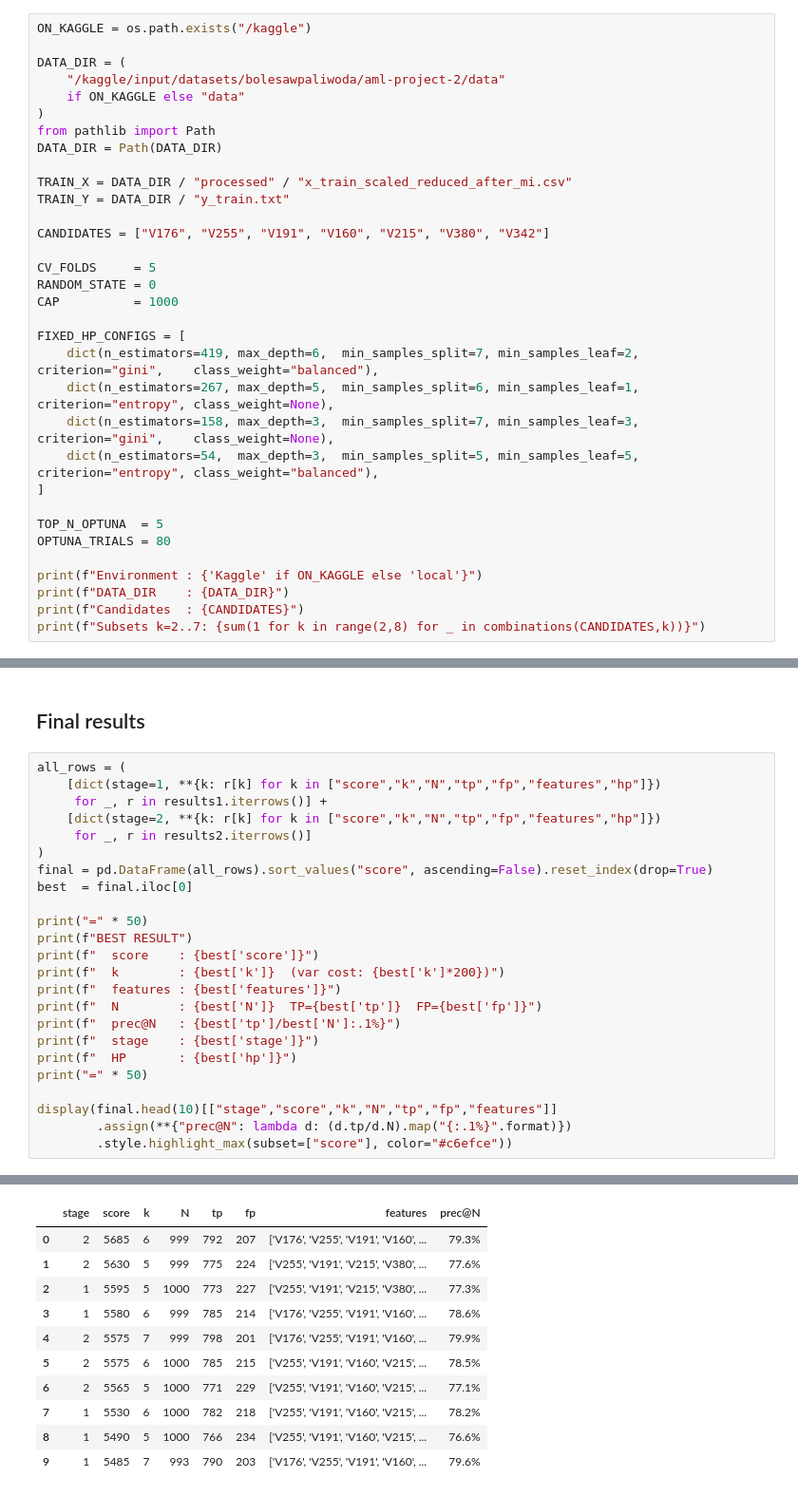
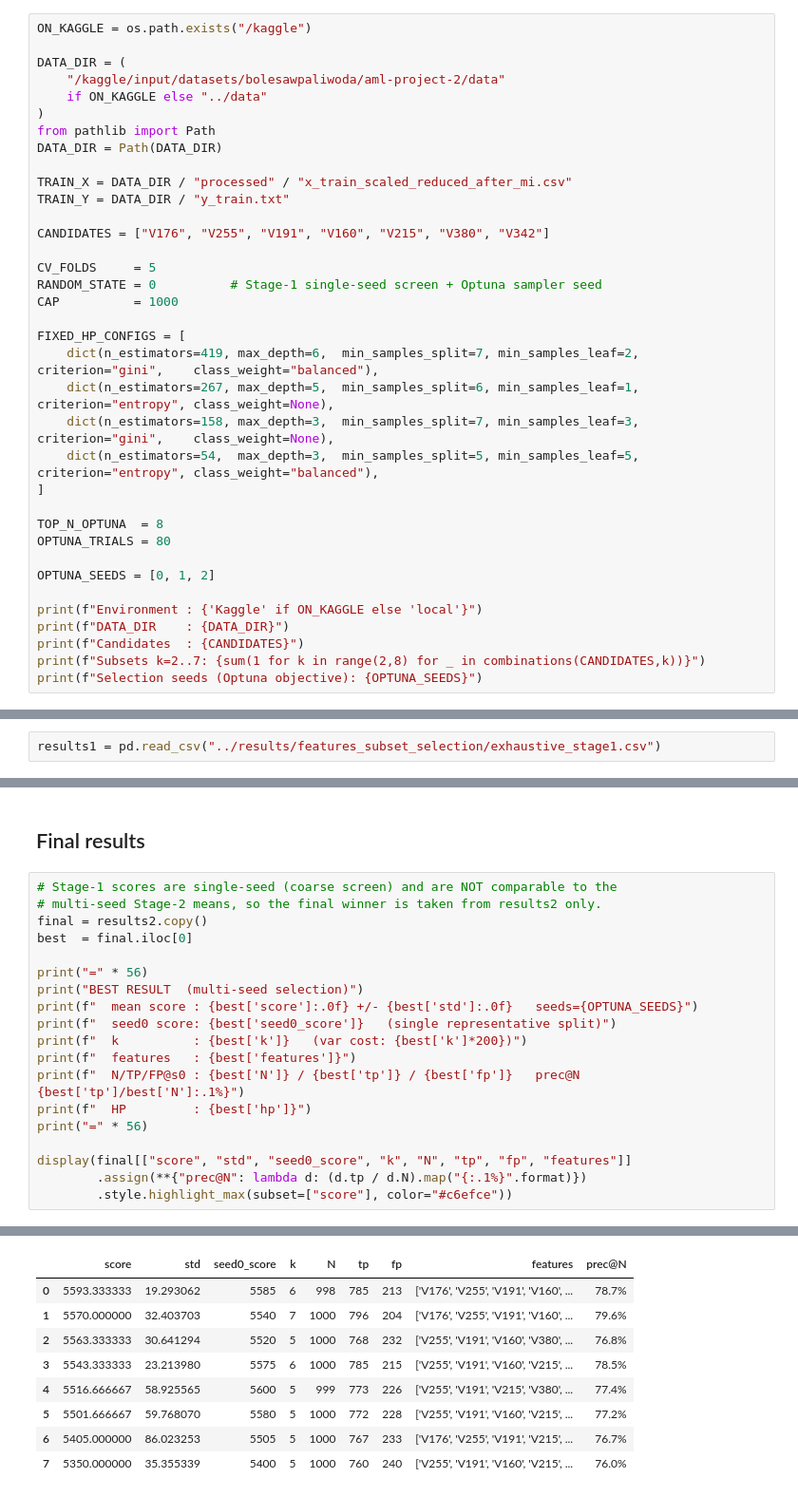
Before and after one commit to Michael-Pytel/cost-sensitive-predictive-modeling, a Jupyter notebook: notebooks/05_exhaustive_search.ipynb, the cells around one changed output, grey strips where cells are left out. Shown at 95% size. Saved outputs shown, nothing was run; the diff lists cells and outputs as text.

```diff
--- a/notebooks/05_exhaustive_search.ipynb
+++ b/notebooks/05_exhaustive_search.ipynb
@@ -24,7 +27,7 @@ ON_KAGGLE = os.path.exists("/kaggle")
 
 DATA_DIR = (
     "/kaggle/input/datasets/bolesawpaliwoda/aml-project-2/data"
-    if ON_KAGGLE else "data"
+    if ON_KAGGLE else "../data"
 )
 from pathlib import Path
 DATA_DIR = Path(DATA_DIR)
@@ -35,7 +38,7 @@ TRAIN_Y = DATA_DIR / "y_train.txt"
 CANDIDATES = ["V176", "V255", "V191", "V160", "V215", "V380", "V342"]
 
 CV_FOLDS     = 5
-RANDOM_STATE = 0
+RANDOM_STATE = 0          # Stage-1 single-seed screen + Optuna sampler seed
 CAP          = 1000
 
 FIXED_HP_CONFIGS = [
@@ -45,11 +48,14 @@ FIXED_HP_CONFIGS = [
     dict(n_estimators=54,  max_depth=3,  min_samples_split=5, min_samples_leaf=5,  criterion="entropy", class_weight="balanced"),
 ]
 
-TOP_N_OPTUNA  = 5
+TOP_N_OPTUNA  = 8
 OPTUNA_TRIALS = 80
+
+OPTUNA_SEEDS = [0, 1, 2]
 
 print(f"Environment : {'Kaggle' if ON_KAGGLE else 'local'}")
 print(f"DATA_DIR    : {DATA_DIR}")
 print(f"Candidates  : {CANDIDATES}")
 print(f"Subsets k=2..7: {sum(1 for k in range(2,8) for _ in combinations(CANDIDATES,k))}")
+print(f"Selection seeds (Optuna objective): {OPTUNA_SEEDS}")
 # %% [output]
@@ -186,6 +209,8 @@ print("Saved exhaustive_stage1.csv")
 Saved exhaustive_stage1.csv
 # %% [markdown]
 ## Stage 2 - Optuna HP fine-tuning
+# %%
+results1 = pd.read_csv("../results/features_subset_selection/exhaustive_stage1.csv")
 # %%
 optuna_rows = []
 t0 = time.time()
@@ -233,27 +308,22 @@ Saved exhaustive_stage2.csv
 # %% [markdown]
 ## Final results
 # %%
-all_rows = (
-    [dict(stage=1, **{k: r[k] for k in ["score","k","N","tp","fp","features","hp"]})
-     for _, r in results1.iterrows()] +
-    [dict(stage=2, **{k: r[k] for k in ["score","k","N","tp","fp","features","hp"]})
-     for _, r in results2.iterrows()]
-)
-final = pd.DataFrame(all_rows).sort_values("score", ascending=False).reset_index(drop=True)
+# Stage-1 scores are single-seed (coarse screen) and are NOT comparable to the
+# multi-seed Stage-2 means, so the final winner is taken from results2 only.
+final = results2.copy()
 best  = final.iloc[0]
 
-print("=" * 50)
-print(f"BEST RESULT")
-print(f"  score    : {best['score']}")
-print(f"  k        : {best['k']}  (var cost: {best['k']*200})")
-print(f"  features : {best['features']}")
-print(f"  N        : {best['N']}  TP={best['tp']}  FP={best['fp']}")
-print(f"  prec@N   : {best['tp']/best['N']:.1%}")
-print(f"  stage    : {best['stage']}")
-print(f"  HP       : {best['hp']}")
-print("=" * 50)
+print("=" * 56)
+print("BEST RESULT  (multi-seed selection)")
+print(f"  mean score : {best['score']:.0f} +/- {best['std']:.0f}   seeds={OPTUNA_SEEDS}")
+print(f"  seed0 score: {best['seed0_score']}   (single representative split)")
+print(f"  k          : {best['k']}   (var cost: {best['k']*200})")
+print(f"  features   : {best['features']}")
+print(f"  N/TP/FP@s0 : {best['N']} / {best['tp']} / {best['fp']}   prec@N {best['tp']/best['N']:.1%}")
+print(f"  HP         : {best['hp']}")
+print("=" * 56)
 
-display(final.head(10)[["stage","score","k","N","tp","fp","features"]]
-        .assign(**{"prec@N": lambda d: (d.tp/d.N).map("{:.1%}".format)})
+display(final[["score", "std", "seed0_score", "k", "N", "tp", "fp", "features"]]
+        .assign(**{"prec@N": lambda d: (d.tp / d.N).map("{:.1%}".format)})
         .style.highlight_max(subset=["score"], color="#c6efce"))
 # %% [output]
@@ -270,12 +339,10 @@ BEST RESULT
-|  | stage | score | k | N | tp | fp | features | prec@N |
-| 0 | 2 | 5685 | 6 | 999 | 792 | 207 | ['V176', 'V255', 'V191', 'V160', ... | 79.3% |
-| 1 | 2 | 5630 | 5 | 999 | 775 | 224 | ['V255', 'V191', 'V215', 'V380', ... | 77.6% |
-| 2 | 1 | 5595 | 5 | 1000 | 773 | 227 | ['V255', 'V191', 'V215', 'V380', ... | 77.3% |
-| 3 | 1 | 5580 | 6 | 999 | 785 | 214 | ['V176', 'V255', 'V191', 'V160', ... | 78.6% |
-| 4 | 2 | 5575 | 7 | 999 | 798 | 201 | ['V176', 'V255', 'V191', 'V160', ... | 79.9% |
-| 5 | 2 | 5575 | 6 | 1000 | 785 | 215 | ['V255', 'V191', 'V160', 'V215', ... | 78.5% |
-| 6 | 2 | 5565 | 5 | 1000 | 771 | 229 | ['V255', 'V191', 'V160', 'V215', ... | 77.1% |
-| 7 | 1 | 5530 | 6 | 1000 | 782 | 218 | ['V255', 'V191', 'V160', 'V215', ... | 78.2% |
-| 8 | 1 | 5490 | 5 | 1000 | 766 | 234 | ['V255', 'V191', 'V160', 'V215', ... | 76.6% |
-| 9 | 1 | 5485 | 7 | 993 | 790 | 203 | ['V176', 'V255', 'V191', 'V160', ... | 79.6% |
+|  | score | std | seed0_score | k | N | tp | fp | features | prec@N |
+| 0 | 5593.333333 | 19.293062 | 5585 | 6 | 998 | 785 | 213 | ['V176', 'V255', 'V191', 'V160', ... | 78.7% |
+| 1 | 5570.000000 | 32.403703 | 5540 | 7 | 1000 | 796 | 204 | ['V176', 'V255', 'V191', 'V160', ... | 79.6% |
+| 2 | 5563.333333 | 30.641294 | 5520 | 5 | 1000 | 768 | 232 | ['V255', 'V191', 'V160', 'V380', ... | 76.8% |
+| 3 | 5543.333333 | 23.213980 | 5575 | 6 | 1000 | 785 | 215 | ['V255', 'V191', 'V160', 'V215', ... | 78.5% |
+| 4 | 5516.666667 | 58.925565 | 5600 | 5 | 999 | 773 | 226 | ['V255', 'V191', 'V215', 'V380', ... | 77.4% |
+| 5 | 5501.666667 | 59.768070 | 5580 | 5 | 1000 | 772 | 228 | ['V255', 'V191', 'V160', 'V215', ... | 77.2% |
+| 6 | 5405.000000 | 86.023253 | 5505 | 5 | 1000 | 767 | 233 | ['V176', 'V255', 'V191', 'V215', ... | 76.7% |
+| 7 | 5350.000000 | 35.355339 | 5400 | 5 | 1000 | 760 | 240 | ['V255', 'V191', 'V160', 'V215', ... | 76.0% |
 # %%
```
Also changed, not shown: parts of 10 cells of this notebook, 19 other files.
